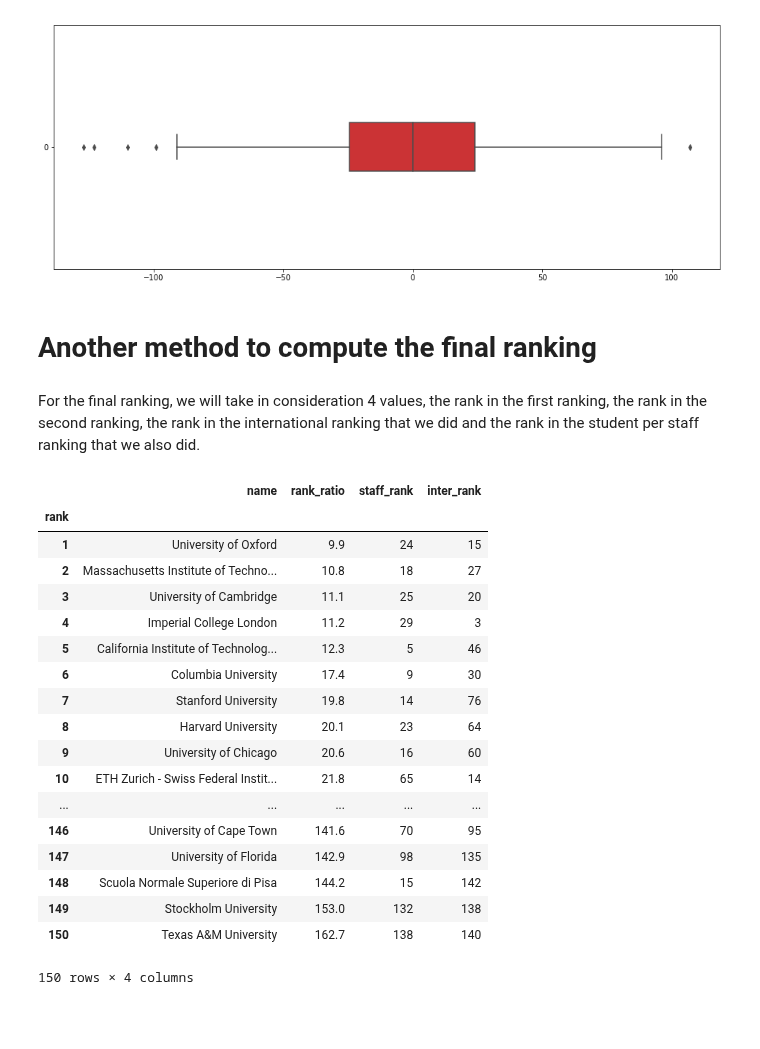
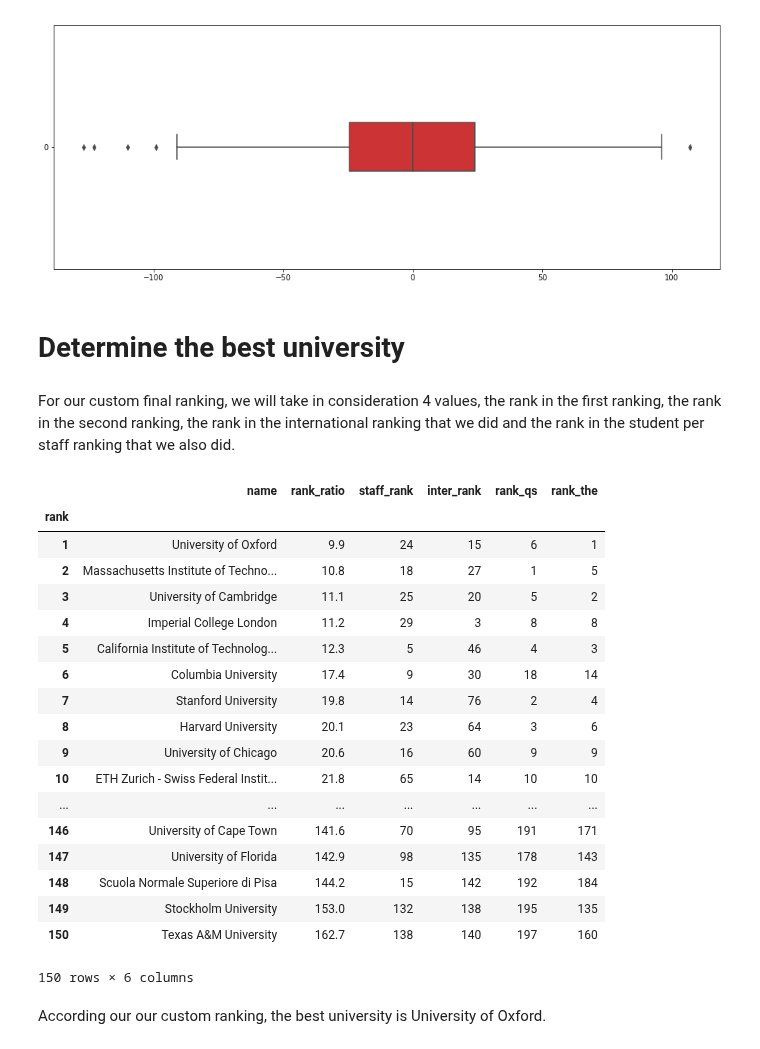
Before and after one commit to MsSquirrel/ADA---MAK, a Jupyter notebook: Homework 2/alex/Homework 2.ipynb, the cells around one changed output. Cells and saved outputs as stored; diff of their text form; code cells hidden in the pictures; blank space fills up the shorter version.

```diff
--- a/Homework 2/alex/Homework 2.ipynb
+++ b/Homework 2/alex/Homework 2.ipynb
@@ -431,57 +431,59 @@ sns.boxplot(data=final_top200['diff_rank'], orient='h', palette="Set1", width=0.
 # %% [output]
 <matplotlib.axes._subplots.AxesSubplot at 0x...>
 [figure]
-# %% [markdown]
-# Another method to compute the final ranking
+# %% [markdown]
+# Determine the best university
 # %% [markdown]
-For the final ranking, we will take in consideration 4 values, the rank in the first ranking, the rank in the second ranking, the rank in the international ranking that we did and the rank in the student per staff ranking that we also did.
+For our custom final ranking, we will take in consideration 4 values, the rank in the first ranking, the rank in the second ranking, the rank in the international ranking that we did and the rank in the student per staff ranking that we also did.
 # %%
 weight_inter_students = 0.2
 weight_staff = 0.2
 weight_ranking1 = 0.3
 weight_ranking2 = 0.3
 
 final_top200_inter = final_top200.copy()
 
 # for staff and international students ratio, we do the mean between the values of the two rankings
 final_top200_inter['student_staff_ratio_mean'] = (final_top200['student_staff_ratio_qs'] + final_top200['student_staff_ratio_the']) / 2
 final_top200_inter['international_student_ratio_mean'] = (final_top200['international_student_ratio_qs'] + final_top200['international_student_ratio_the']) / 2
 
 # add a column to have the rank in the ranking of students per staff ranking
 ranking_staff = final_top200_inter.sort_values(['student_staff_ratio_mean'], ascending=True).reset_index(drop=True)
 ranking_staff.index += 1
 ranking_staff['staff_rank'] = ranking_staff.index
 
 # add a column to have the rank in the ranking of international students
 ranking_inter = ranking_staff.sort_values(['international_student_ratio_mean'], ascending=False).reset_index(drop=True)
 ranking_inter.index += 1
 ranking_inter['inter_rank'] = ranking_staff.index
 
 final_top200_ratio = ranking_inter.copy()
 
 # computation of the final value to evaluate university
 final_top200_ratio['rank_ratio'] = weight_ranking1 * ranking_inter.rank_qs + weight_ranking2 * ranking_inter.rank_the + weight_inter_students * ranking_inter.inter_rank + weight_staff * ranking_inter.staff_rank
 final_top200_best = final_top200_ratio.sort_values('rank_ratio').reset_index(drop=True)
 final_top200_best.index += 1
 final_top200_best.index.name = 'rank'
-final_top200_best[['name', 'rank_ratio', 'staff_rank', 'inter_rank']]
+final_top200_best[['name', 'rank_ratio', 'staff_rank', 'inter_rank', 'rank_qs', 'rank_the']]
 # %% [output]
-|  | name | rank_ratio | staff_rank | inter_rank |
-| rank |  |  |  |  |
-| 1 | University of Oxford | 9.9 | 24 | 15 |
-| 2 | Massachusetts Institute of Techno... | 10.8 | 18 | 27 |
-| 3 | University of Cambridge | 11.1 | 25 | 20 |
-| 4 | Imperial College London | 11.2 | 29 | 3 |
-| 5 | California Institute of Technolog... | 12.3 | 5 | 46 |
-| 6 | Columbia University | 17.4 | 9 | 30 |
-| 7 | Stanford University | 19.8 | 14 | 76 |
-| 8 | Harvard University | 20.1 | 23 | 64 |
-| 9 | University of Chicago | 20.6 | 16 | 60 |
-| 10 | ETH Zurich - Swiss Federal Instit... | 21.8 | 65 | 14 |
-| ... | ... | ... | ... | ... |
-| 146 | University of Cape Town | 141.6 | 70 | 95 |
-| 147 | University of Florida | 142.9 | 98 | 135 |
-| 148 | Scuola Normale Superiore di Pisa | 144.2 | 15 | 142 |
-| 149 | Stockholm University | 153.0 | 132 | 138 |
-| 150 | Texas A&M University | 162.7 | 138 | 140 |
+|  | name | rank_ratio | staff_rank | inter_rank | rank_qs | rank_the |
+| rank |  |  |  |  |  |  |
+| 1 | University of Oxford | 9.9 | 24 | 15 | 6 | 1 |
+| 2 | Massachusetts Institute of Techno... | 10.8 | 18 | 27 | 1 | 5 |
+| 3 | University of Cambridge | 11.1 | 25 | 20 | 5 | 2 |
+| 4 | Imperial College London | 11.2 | 29 | 3 | 8 | 8 |
+| 5 | California Institute of Technolog... | 12.3 | 5 | 46 | 4 | 3 |
+| 6 | Columbia University | 17.4 | 9 | 30 | 18 | 14 |
+| 7 | Stanford University | 19.8 | 14 | 76 | 2 | 4 |
+| 8 | Harvard University | 20.1 | 23 | 64 | 3 | 6 |
+| 9 | University of Chicago | 20.6 | 16 | 60 | 9 | 9 |
+| 10 | ETH Zurich - Swiss Federal Instit... | 21.8 | 65 | 14 | 10 | 10 |
+| ... | ... | ... | ... | ... | ... | ... |
+| 146 | University of Cape Town | 141.6 | 70 | 95 | 191 | 171 |
+| 147 | University of Florida | 142.9 | 98 | 135 | 178 | 143 |
+| 148 | Scuola Normale Superiore di Pisa | 144.2 | 15 | 142 | 192 | 184 |
+| 149 | Stockholm University | 153.0 | 132 | 138 | 195 | 135 |
+| 150 | Texas A&M University | 162.7 | 138 | 140 | 197 | 160 |
-150 rows × 4 columns
+150 rows × 6 columns
+# %% [markdown]
+According our our custom ranking, the best university is University of Oxford.
```
Also changed, not shown: parts of 2 cells of this notebook.
